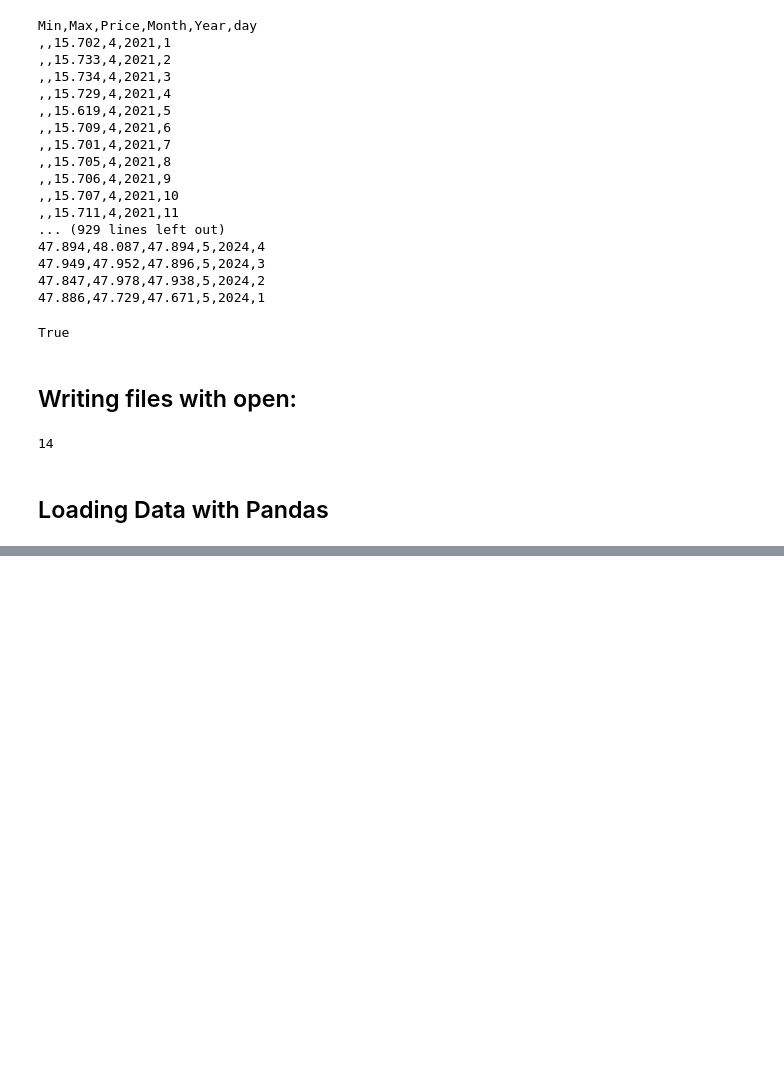
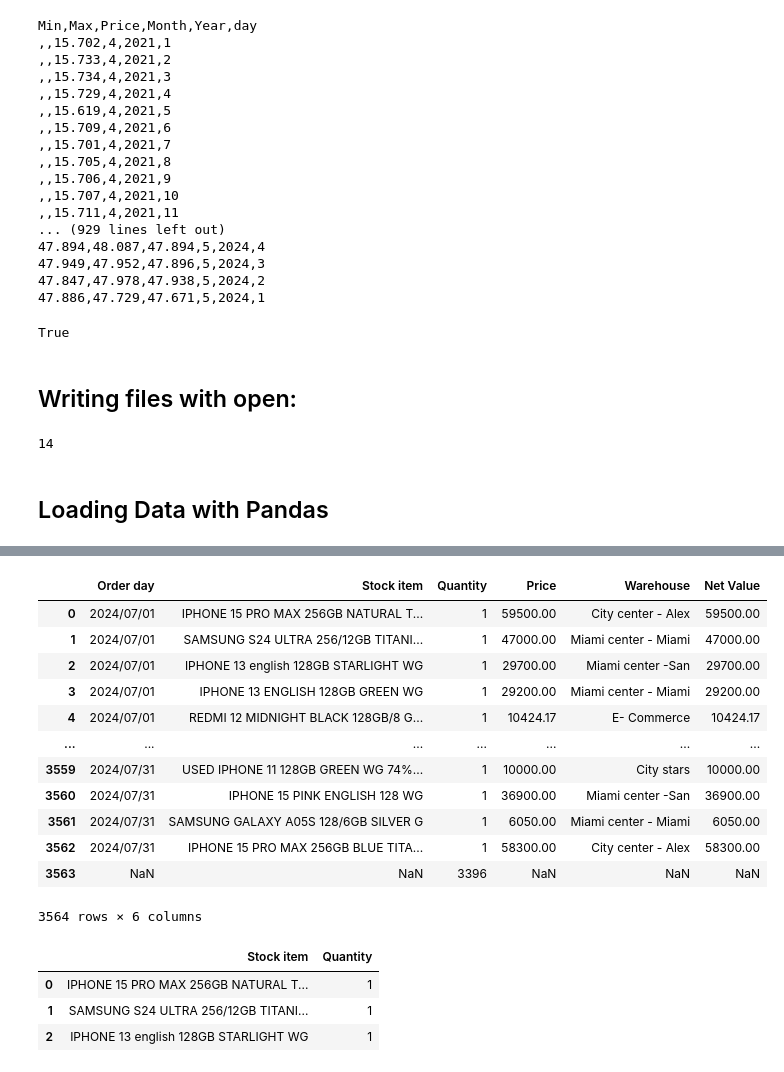
Before and after one commit to MohamedAhmedAliAhmed/Python-for-data-science, a Jupyter notebook: Your First Program 1.ipynb, the cells around one changed output, grey strips where cells are left out. Cells and saved outputs as stored; diff of their text form; code cells hidden in the pictures; blank space fills up the shorter version.

```diff
--- a/Your First Program 1.ipynb
+++ b/Your First Program 1.ipynb
@@ -1236,0 +1240,3 @@ with open("D:/Labtop Sharing/Jupyter notebook/Python for data science/example1.t
+# %%
+
+df = pd.read_excel(r"D:/Sharing/Eductaion/Jupyter Notebook/Python-for-data-science/StockSaleOut.xlsx")
@@ -1236,0 +1252,2 @@ with open("D:/Labtop Sharing/Jupyter notebook/Python for data science/example1.t
+# %%
+df["Net Value"] = df["Quantity"] * df["Price"]
@@ -1236,0 +1291,24 @@ with open("D:/Labtop Sharing/Jupyter notebook/Python for data science/example1.t
+# %%
+x = df[["Order day","Stock item","Quantity","Price","Warehouse","Net Value"]]
+x
+# %% [output]
+|  | Order day | Stock item | Quantity | Price | Warehouse | Net Value |
+| 0 | 2024/07/01 | IPHONE 15 PRO MAX 256GB NATURAL T... | 1 | 59500.00 | City center - Alex | 59500.00 |
+| 1 | 2024/07/01 | SAMSUNG S24 ULTRA 256/12GB TITANI... | 1 | 47000.00 | Miami center - Miami | 47000.00 |
+| 2 | 2024/07/01 | IPHONE 13 english 128GB STARLIGHT WG | 1 | 29700.00 | Miami center -San | 29700.00 |
+| 3 | 2024/07/01 | IPHONE 13 ENGLISH 128GB GREEN WG | 1 | 29200.00 | Miami center - Miami | 29200.00 |
+| 4 | 2024/07/01 | REDMI 12 MIDNIGHT BLACK 128GB/8 G... | 1 | 10424.17 | E- Commerce | 10424.17 |
+| ... | ... | ... | ... | ... | ... | ... |
+| 3559 | 2024/07/31 | USED IPHONE 11 128GB GREEN WG 74%... | 1 | 10000.00 | City stars | 10000.00 |
+| 3560 | 2024/07/31 | IPHONE 15 PINK ENGLISH 128 WG | 1 | 36900.00 | Miami center -San | 36900.00 |
+| 3561 | 2024/07/31 | SAMSUNG GALAXY A05S 128/6GB SILVER G | 1 | 6050.00 | Miami center - Miami | 6050.00 |
+| 3562 | 2024/07/31 | IPHONE 15 PRO MAX 256GB BLUE TITA... | 1 | 58300.00 | City center - Alex | 58300.00 |
+| 3563 | NaN | NaN | 3396 | NaN | NaN | NaN |
+3564 rows × 6 columns
+# %%
+x.iloc[0:3,1:3]
+# %% [output]
+|  | Stock item | Quantity |
+| 0 | IPHONE 15 PRO MAX 256GB NATURAL T... | 1 |
+| 1 | SAMSUNG S24 ULTRA 256/12GB TITANI... | 1 |
+| 2 | IPHONE 13 english 128GB STARLIGHT WG | 1 |
```
Also changed, not shown: parts of 17 cells of this notebook, 4 other files.
